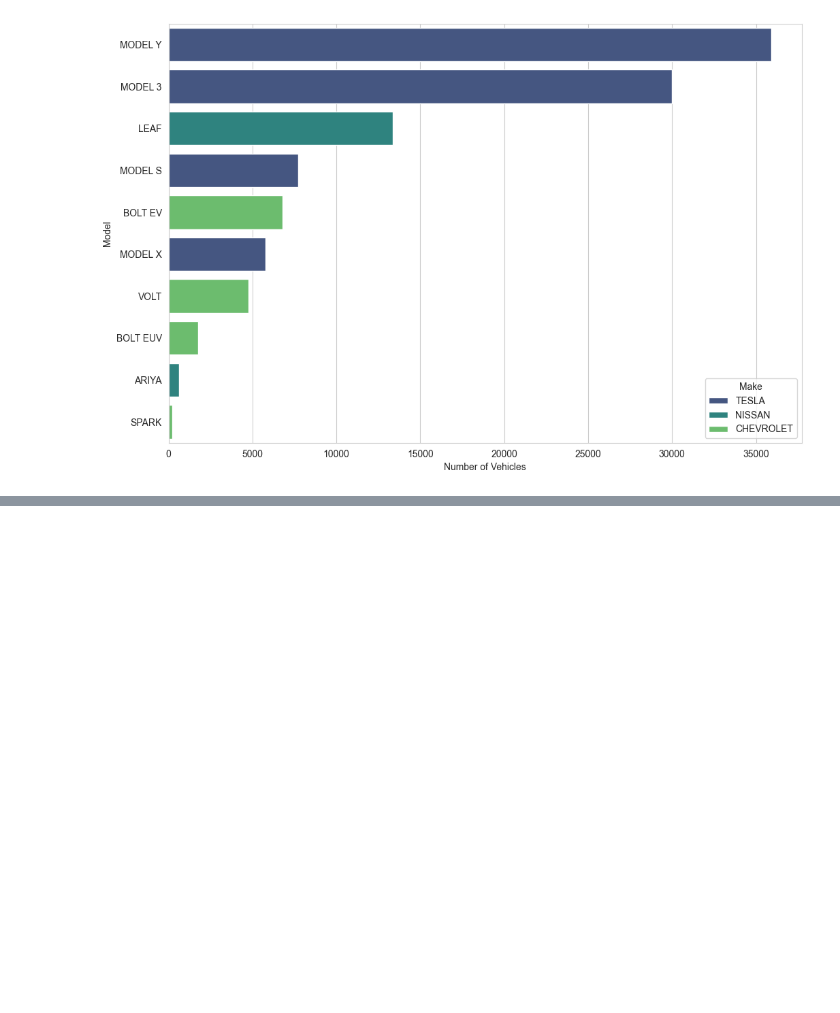
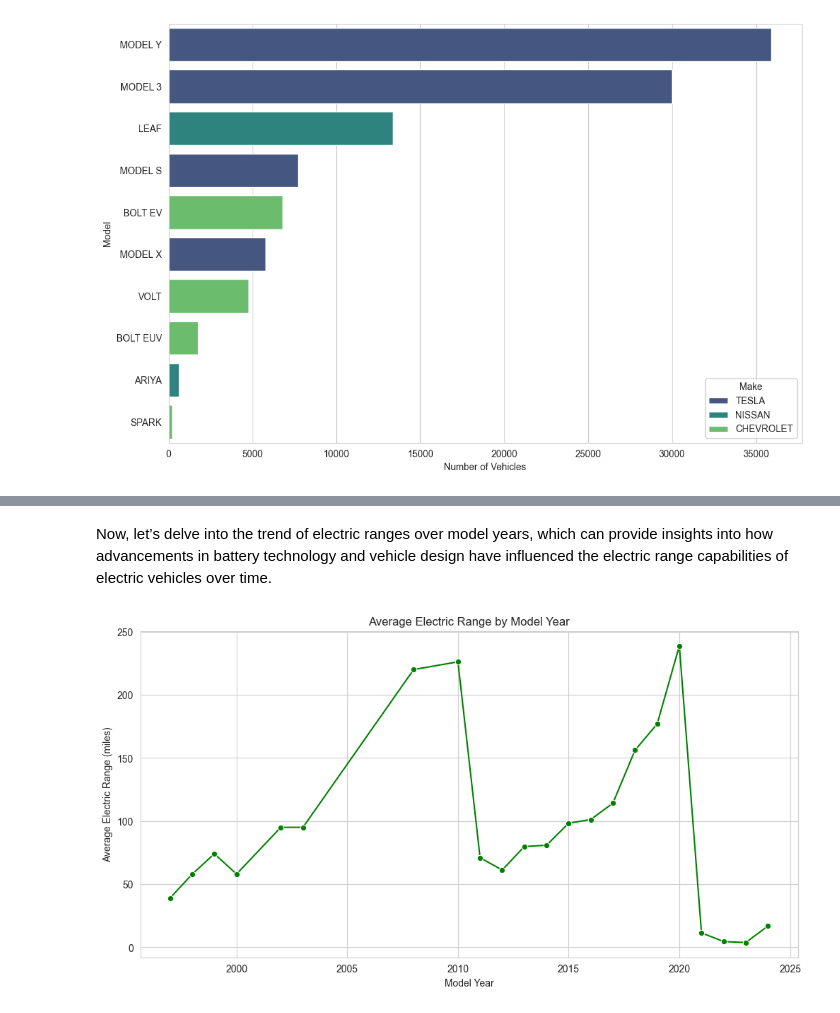
Before and after one commit to errosal/Electric-Vehicles-Market-Size-Analysis, a Jupyter notebook: EV-Market.ipynb, the cells around one changed output, grey strips where cells are left out. Cells and saved outputs as stored; diff of their text form; code cells hidden in the pictures; blank space fills up the shorter version.

```diff
--- a/EV-Market.ipynb
+++ b/EV-Market.ipynb
@@ -279,0 +300,26 @@ sns.barplot(x='Number of Vehicles', y='Model', hue='Make', data=top_models_10, p
+# %% [markdown]
+Now, let’s delve into the trend of electric ranges over model years, which can provide insights into how advancements in battery technology and vehicle design have influenced the electric range capabilities of electric vehicles over time.
+# %%
+# Calculating the average electric range by model year
+
+# Group the electric vehicle data by 'Model Year' and calculate the mean electric range for each year
+average_range_by_year = ev_data.groupby('Model Year')['Electric Range'].mean().reset_index()
+
+# Create a new figure for the plot with a specified size
+plt.figure(figsize=(12, 6))
+
+# Plot a line graph showing the average electric range by model year
+sns.lineplot(x='Model Year', y='Electric Range', data=average_range_by_year, marker='o', color='green')
+
+# Set the title and labels for the plot
+plt.title('Average Electric Range by Model Year')
+plt.xlabel('Model Year')
+plt.ylabel('Average Electric Range (miles)')
+
+# Enable grid lines on the plot
+plt.grid(True)
+
+# Display the plot
+plt.show()
+# %% [output]
+[figure, added]
```
Also changed, not shown: parts of 33 cells of this notebook.
